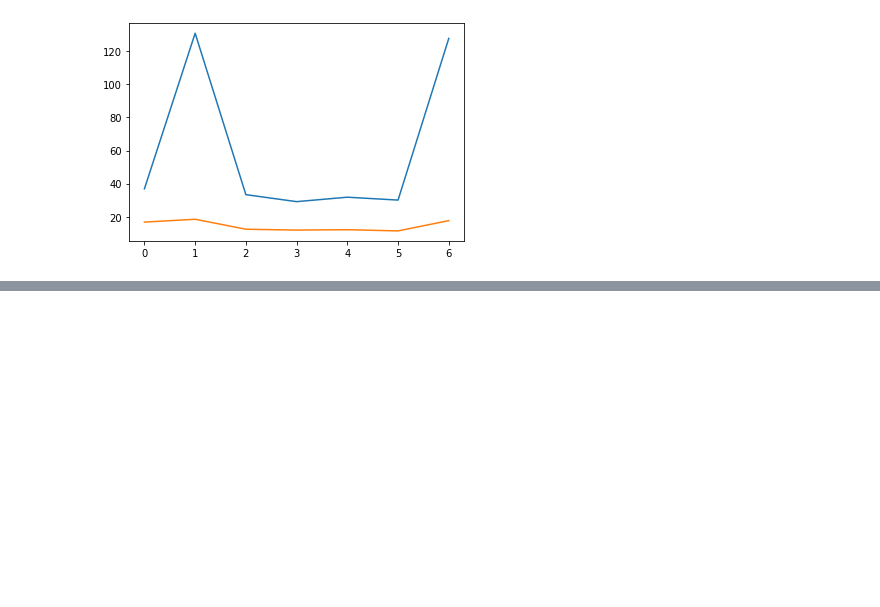
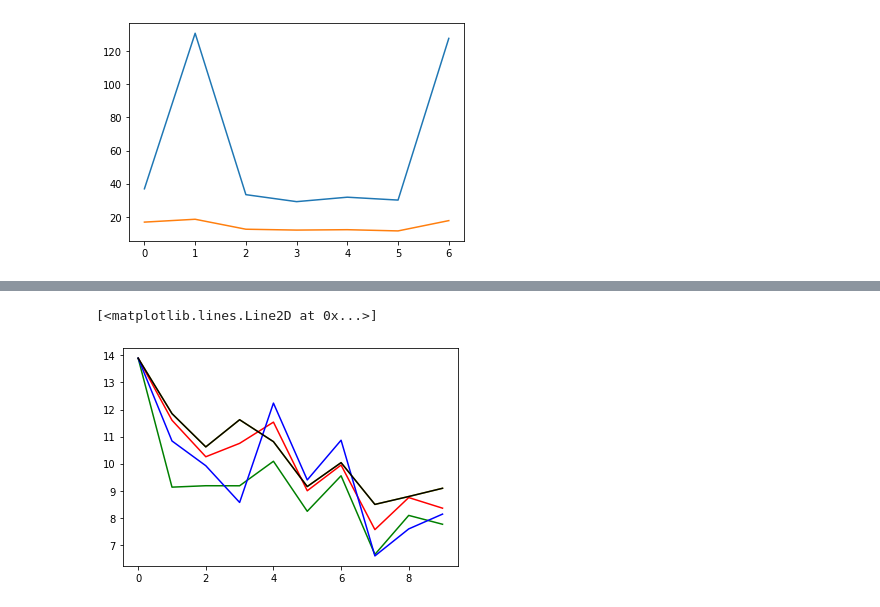
Before and after one commit to flowonthegoliv/ENVS666_2022, a Jupyter notebook: extra_analysis.ipynb, the cells around one changed output, grey strips where cells are left out. Saved outputs shown, nothing was run; the diff lists cells and outputs as text; code cells hidden in the pictures; blank space fills up the shorter version.

```diff
--- a/extra_analysis.ipynb
+++ b/extra_analysis.ipynb
@@ -116,0 +172,33 @@ plt.plot(ave_pm2p5_days)
+# %%
+#calculating the changes over the seasons and the years
+
+yearly = np.zeros([10,])
+
+yearly_spring = np.zeros([10,])
+yearly_summer = np.zeros([10,])
+yearly_autumn = np.zeros([10,])
+yearly_winter = np.zeros([10,])
+
+c = 0
+#spring is from april
+#summer is from jun - aug
+#autumn is from sept - november
+#winter is from dec - april
+
+
+for i in range(2010,2020):
+  yearly[c] = np.nanmean(pm2p5[dates.year==i])
+  yearly_spring[c] = np.nanmean(pm2p5[np.logical_and(dates.year==i,dates.month>=3, dates.month<6)])
+  yearly_summer[c] = np.nanmean(pm2p5[np.logical_and(dates.year==i,dates.month>=6, dates.month<9)])
+  yearly_autumn[c] = np.nanmean(pm2p5[np.logical_and(dates.year==i,dates.month>=9, dates.month<12)])
+  yearly_winter[c] = np.nanmean(pm2p5[np.logical_and(dates.year==i,dates.month>=1, dates.month<3)])
+  c = c+1
+
+plt.plot(yearly,'y')
+plt.plot(yearly_spring,'r')
+plt.plot(yearly_summer,'g')
+plt.plot(yearly_autumn,'b')
+plt.plot(yearly_winter,'k')
+# %% [output]
+[<matplotlib.lines.Line2D at 0x...>]
+[figure, added]
```
Also changed, not shown: parts of 3 cells of this notebook.
